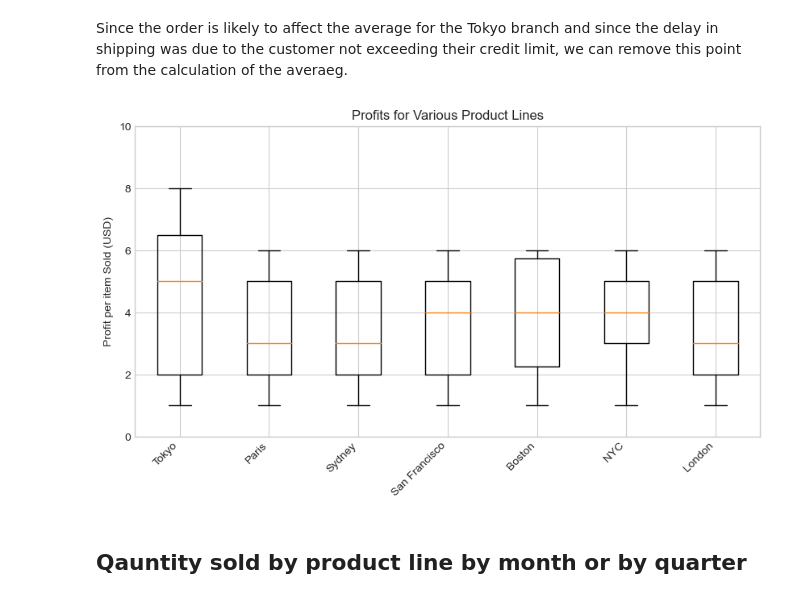
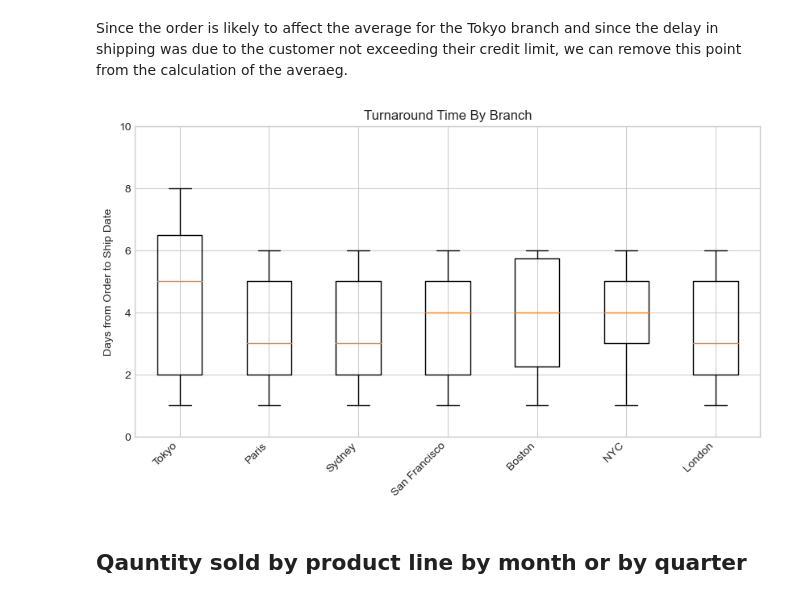
Before and after one commit to etauzer/MySQL_connector, a Jupyter notebook: ClassicCars.ipynb, the cells around one changed output. Saved outputs shown, nothing was run; the diff lists cells and outputs as text; code cells hidden in the pictures.

```diff
--- a/ClassicCars.ipynb
+++ b/ClassicCars.ipynb
@@ -653,22 +634,22 @@ tat_by_city = tat_by_city.drop([0]) # since it's ordered by tat in descending or
 # %%
 plt.rcParams['figure.figsize'] = [10, 5]
 # Using dictionary comprehension create a dictionary that associates each price with a product line
 prof_dict = {city:list(tat_by_city.loc[tat_by_city.city == city].tat.astype('float')) for city in tat_by_city.city.drop_duplicates()}
 
 # We can plot a boxplot using the dictionary keys as the x labels,
 # which will let us get an idea of the prices associated with each product line
 
 ax = plt.axes()
 ax.boxplot(prof_dict.values())
 ax.set_xticklabels(prof_dict.keys());
 
 # Create appropiate labels and fix the angle and position of labels
-plt.ylabel('Profit per item Sold (USD)');
-plt.title('Profits for Various Product Lines')
+plt.ylabel('Days from Order to Ship Date');
+plt.title('Turnaround Time By Branch')
 plt.xticks(ha = 'right', rotation = 45)
 plt.ylim(0,10);
 # %% [output]
-[figure, old version]
+[figure, new version]
 # %% [markdown]
 ## Qauntity sold by product line by month or by quarter
 # %%
```
Also changed, not shown: parts of 1 cell of this notebook.
